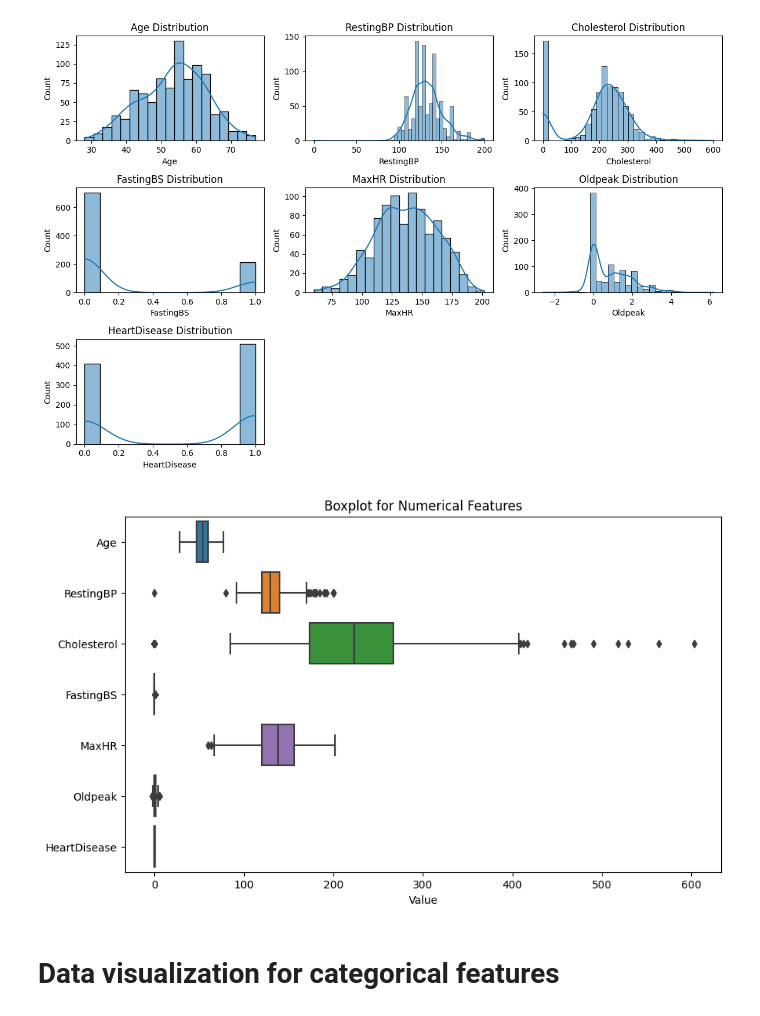
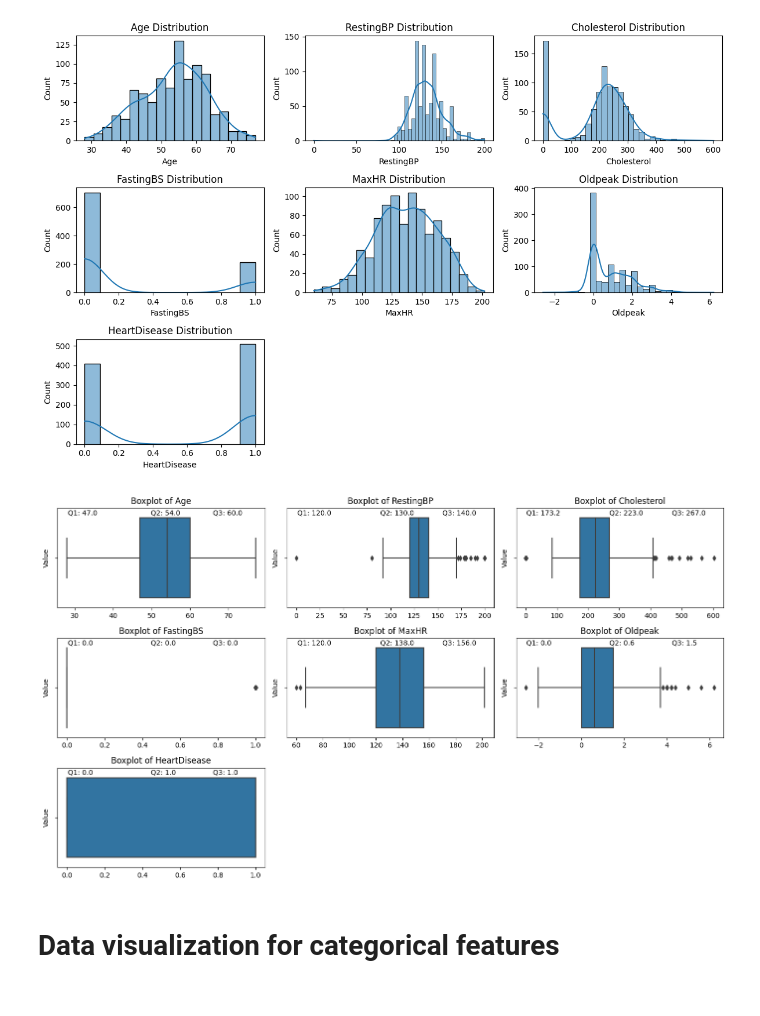
Before and after one commit to SaurabhPrabhu94/ANLY-530-Group-Project-Heart, a Jupyter notebook: 01_eda_preprocessing_AM.ipynb, the cells around one changed output. Drawn from its saved outputs; the diff is of its cells as text; code cells hidden in the pictures.

```diff
--- a/01_eda_preprocessing_AM.ipynb
+++ b/01_eda_preprocessing_AM.ipynb
@@ -129,15 +137,39 @@ plt.tight_layout()
 plt.show()
 # %% [output]
 [figure]
-# %%
-
-plt.figure(figsize=(10, 6))
-sns.boxplot(data=num_feats, orient="h")
-plt.title("Boxplot for Numerical Features")
-plt.xlabel("Value")
-plt.show()
-# %% [output]
-[figure, removed]
+# %%
+# Box plot with quantile values for numerical features
+numerical_features = df.select_dtypes(include=[np.number])
+
+# Number of rows and columns for the subplots
+num_rows, num_cols = numerical_features.shape
+num_plots = num_cols
+
+plt.figure(figsize=(14, 8))
+
+# Loop through each numerical feature and create individual subplots for boxplots
+for i, feature in enumerate(numerical_features.columns):
+    plt.subplot(3, 3, i + 1)
+    sns.boxplot(data=df, x=feature)
+    plt.title(f"Boxplot of {feature}")
+    plt.xlabel("")
+    plt.ylabel("Value")
+
+    # Calculate quantile values for the current numerical feature
+    quantile_values = numerical_features[feature].quantile([0.25, 0.5, 0.75])
+    median = quantile_values.loc[0.5]
+    q1 = quantile_values.loc[0.25]
+    q3 = quantile_values.loc[0.75]
+
+    # Annotate quantile values below the boxplot
+    plt.text(0.05, 0.95, f'Q1: {q1:.1f}', ha='left', va='center', transform=plt.gca().transAxes)
+    plt.text(0.45, 0.95, f'Q2: {median:.1f}', ha='left', va='center', transform=plt.gca().transAxes)
+    plt.text(0.75, 0.95, f'Q3: {q3:.1f}', ha='left', va='center', transform=plt.gca().transAxes)
+
+plt.tight_layout()
+plt.show()
+# %% [output]
+[figure, added]
 # %% [markdown]
 # Data visualization for categorical features
 # %%
```
Also changed, not shown: parts of 7 cells of this notebook.
